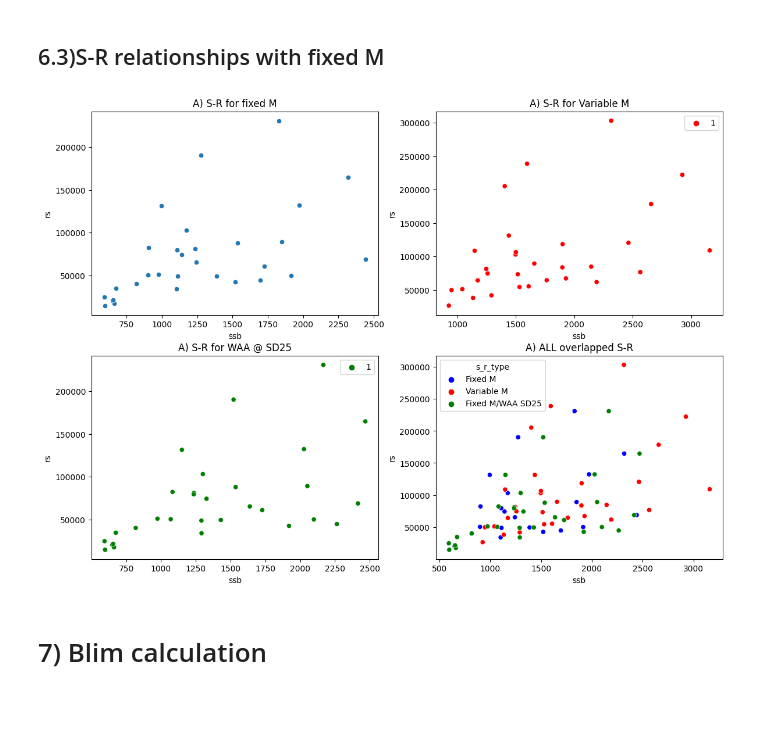
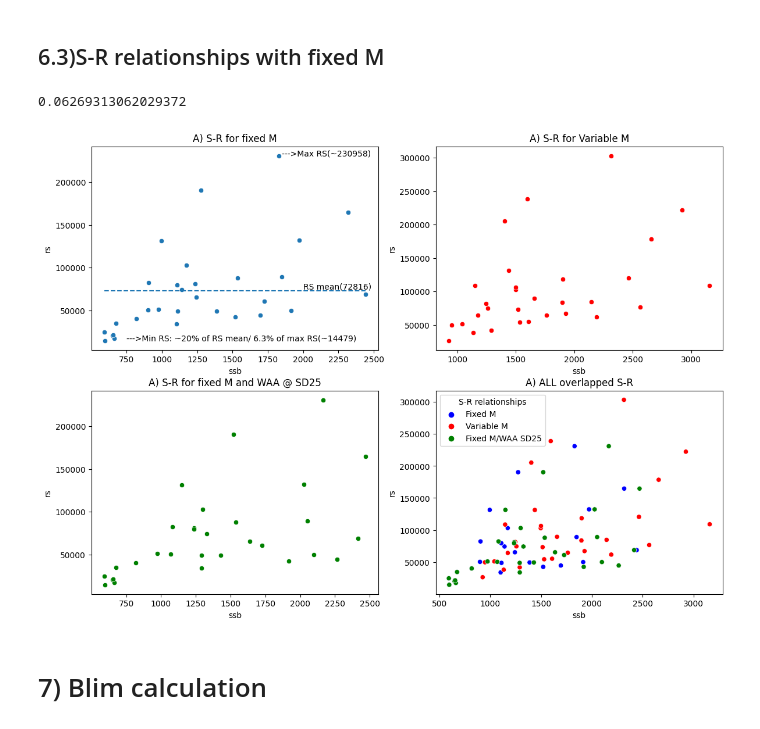
Before and after one commit to d2gex/pfs_slu, a Jupyter notebook: python/vap_fixed_terms.ipynb, the cells around one changed output. Saved outputs shown, nothing was run; the diff lists cells and outputs as text; code cells hidden in the pictures.

```diff
--- a/python/vap_fixed_terms.ipynb
+++ b/python/vap_fixed_terms.ipynb
@@ -553,37 +554,44 @@ s_r_fm = pd.DataFrame(data={'ssb': ssb_m, 'rs': rs_m, 's_r_type': 'Fixed M'})
 s_r_vm = pd.DataFrame(data={'ssb': ssb_vm, 'rs': rs_vm, 's_r_type': 'Variable M'})
 s_r_fm_waa_25 = pd.DataFrame(data={'ssb': ssb_wa_25, 'rs': rs_m, 's_r_type': 'Fixed M/WAA SD25'})
 s_r = pd.concat([s_r_fm, s_r_vm, s_r_fm_waa_25], axis=0, keys=['rs', 'rs', 'rs']).reset_index()
+# %%
+s_r_fm.rs.min() / s_r_fm.rs.max()
+# %% [output]
+0.06269313062029372
 # %%
 _, ax =plt.subplots(nrows=2, ncols=2, figsize=(14,10))
 s_r_fm_plt =sns.scatterplot(data=s_r_fm,
                 x = "ssb",
                 y="rs",
                 ax=ax[0][0]).set(title = "A) S-R for fixed M")
+sns.lineplot(data=s_r_fm, x='ssb', y=[s_r_fm.rs.mean()] * len(year_series), linestyle='--',ax = ax[0][0])
+ax[0][0].text(2000, round(s_r_fm.rs.mean()) + 2000, f"RS mean({round(s_r_fm.rs.mean())})")
+ax[0][0].text(750, s_r_fm.rs.min(), f"--->Min RS: ~20% of RS mean/ 6.3% of max RS(~{round(s_r_fm.rs.min())})")
+ax[0][0].text(1850, s_r_fm.rs.max(), f"--->Max RS(~{round(s_r_fm.rs.max())})")
 
 s_r_vm_plt = sns.scatterplot(data=s_r_vm,
                 x = "ssb",
                 y="rs",
-                hue=[1] * len(s_r_vm),
-                palette=["r"],
+                color ='r',
                 ax=ax[0][1]).set(title = "A) S-R for Variable M")
 
 s_r_25_plt = sns.scatterplot(data=s_r_fm_waa_25,
                 x = "ssb",
                 y="rs",
-                hue=[1] * len(s_r_fm_waa_25),
-                palette=["g"],
-                ax=ax[1][0]).set(title = "A) S-R for WAA @ SD25")
+                color ='g',
+                ax=ax[1][0]).set(title = "A) S-R for fixed M and WAA @ SD25")
 
 s_r_plt = sns.scatterplot(data=s_r,
                 x = "ssb",
                 y="rs",
                 hue='s_r_type',
                 palette=['b', 'r', 'g'],
                 ax=ax[1][1]).set(title = "A) ALL overlapped S-R")
 
+sns.move_legend(ax[1][1], "best", title='S-R relationships')
 plt.subplots_adjust(wspace = 0.2, hspace=0.2)
 # %% [output]
-[figure, old version]
+[figure, new version]
 # %% [markdown]
 # 7) Blim calculation
 # %% [markdown]
```
Also changed, not shown: parts of 6 cells of this notebook.
